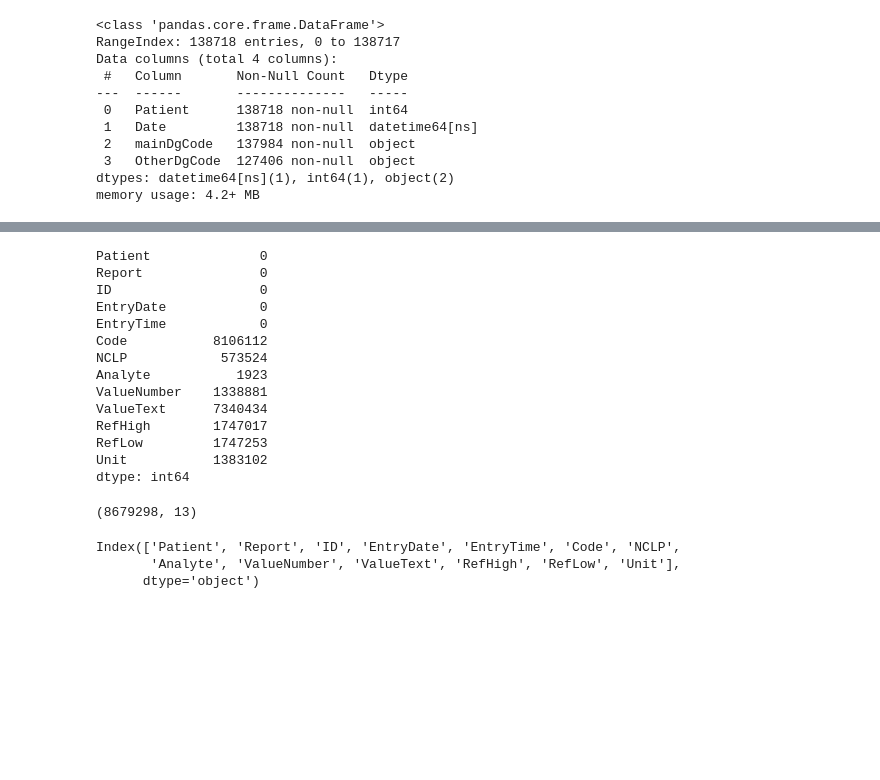
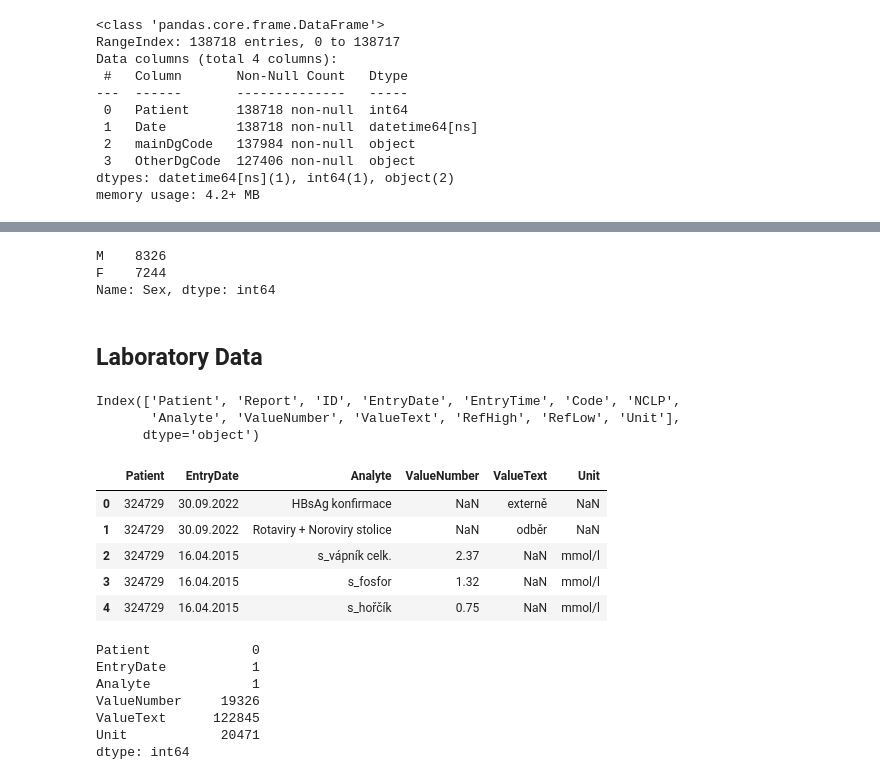
Before and after one commit to bsenst/LoopOfHenle, a Jupyter notebook: DataExploration.ipynb, the cells around one changed output, grey strips where cells are left out. Saved outputs shown, nothing was run; the diff lists cells and outputs as text; code cells hidden in the pictures; blank space fills up the shorter version.

```diff
--- a/DataExploration.ipynb
+++ b/DataExploration.ipynb
@@ -59,28 +199,36 @@ print(lab.Patient.unique()[:10])
+# %%
+demogr.Sex.value_counts()
+# %% [output]
+M    8326
+F    7244
+Name: Sex, dtype: int64
+# %% [markdown]
+## Laboratory Data
+# %%
+lab.columns
+# %% [output]
+Index(['Patient', 'Report', 'ID', 'EntryDate', 'EntryTime', 'Code', 'NCLP',
+       'Analyte', 'ValueNumber', 'ValueText', 'RefHigh', 'RefLow', 'Unit'],
+      dtype='object')
+# %%
+# drop some of the lab columns
+lab = lab.drop(["Report", "ID", "EntryTime", "Code", "NCLP", "RefHigh", "RefLow"], axis=1)
+lab.head()
+# %% [output]
+|  | Patient | EntryDate | Analyte | ValueNumber | ValueText | Unit |
+| 0 | 324729 | 30.09.2022 | HBsAg konfirmace | NaN | externě | NaN |
+| 1 | 324729 | 30.09.2022 | Rotaviry + Noroviry stolice | NaN | odběr | NaN |
+| 2 | 324729 | 16.04.2015 | s_vápník celk. | 2.37 | NaN | mmol/l |
+| 3 | 324729 | 16.04.2015 | s_fosfor | 1.32 | NaN | mmol/l |
+| 4 | 324729 | 16.04.2015 | s_hořčík | 0.75 | NaN | mmol/l |
 # %%
 lab.isna().sum()
 # the lab data is messy
 # %% [output]
-Patient              0
-Report               0
-ID                   0
-EntryDate            0
-EntryTime            0
-Code           8106112
-NCLP            573524
-Analyte           1923
-ValueNumber    1338881
-ValueText      7340434
-RefHigh        1747017
-RefLow         1747253
-Unit           1383102
+Patient             0
+EntryDate           1
+Analyte             1
+ValueNumber     19326
+ValueText      122845
+Unit            20471
 dtype: int64
-# %%
-lab.shape
-# %% [output]
-(8679298, 13)
-# %%
-lab.columns
-# %% [output]
-Index(['Patient', 'Report', 'ID', 'EntryDate', 'EntryTime', 'Code', 'NCLP',
-       'Analyte', 'ValueNumber', 'ValueText', 'RefHigh', 'RefLow', 'Unit'],
-      dtype='object')
```
Also changed, not shown: parts of 29 cells of this notebook.
